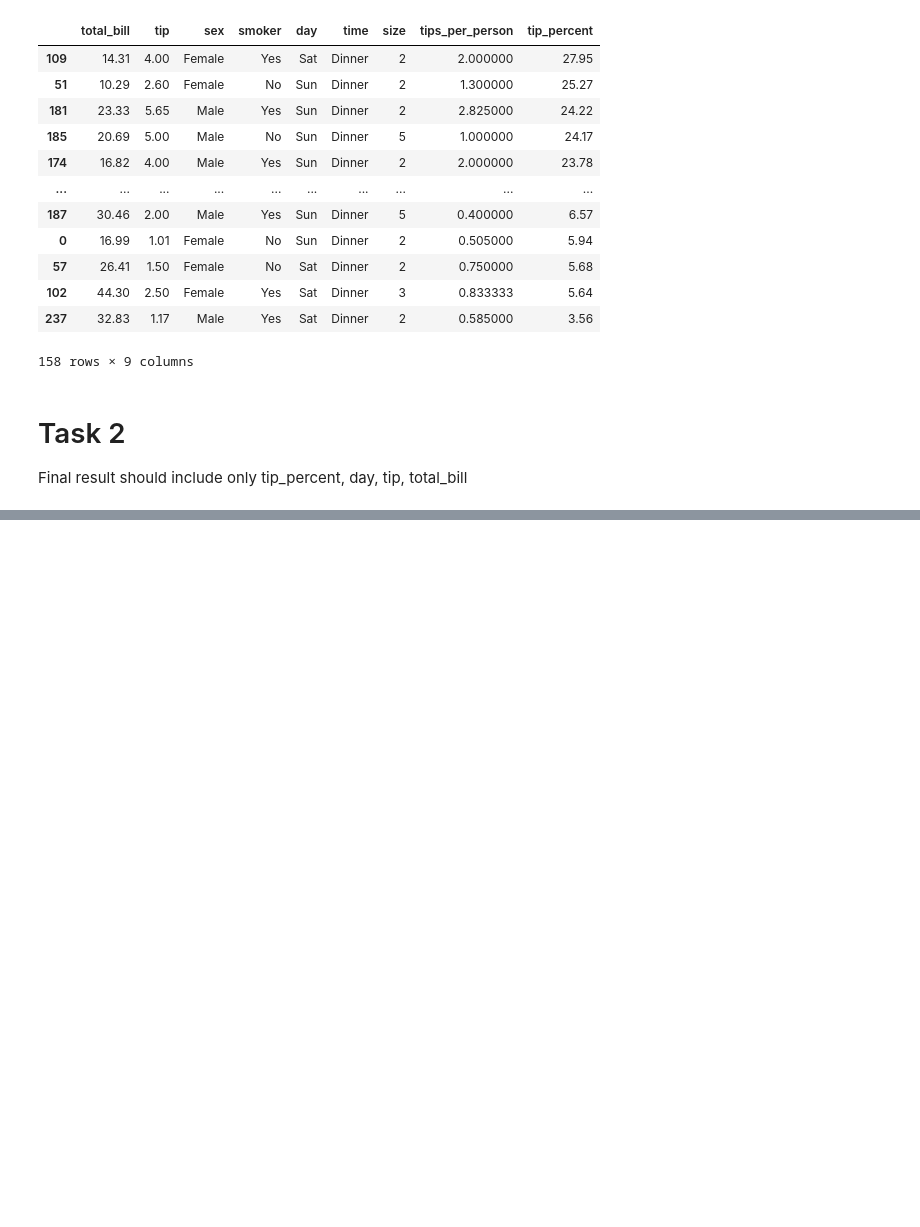
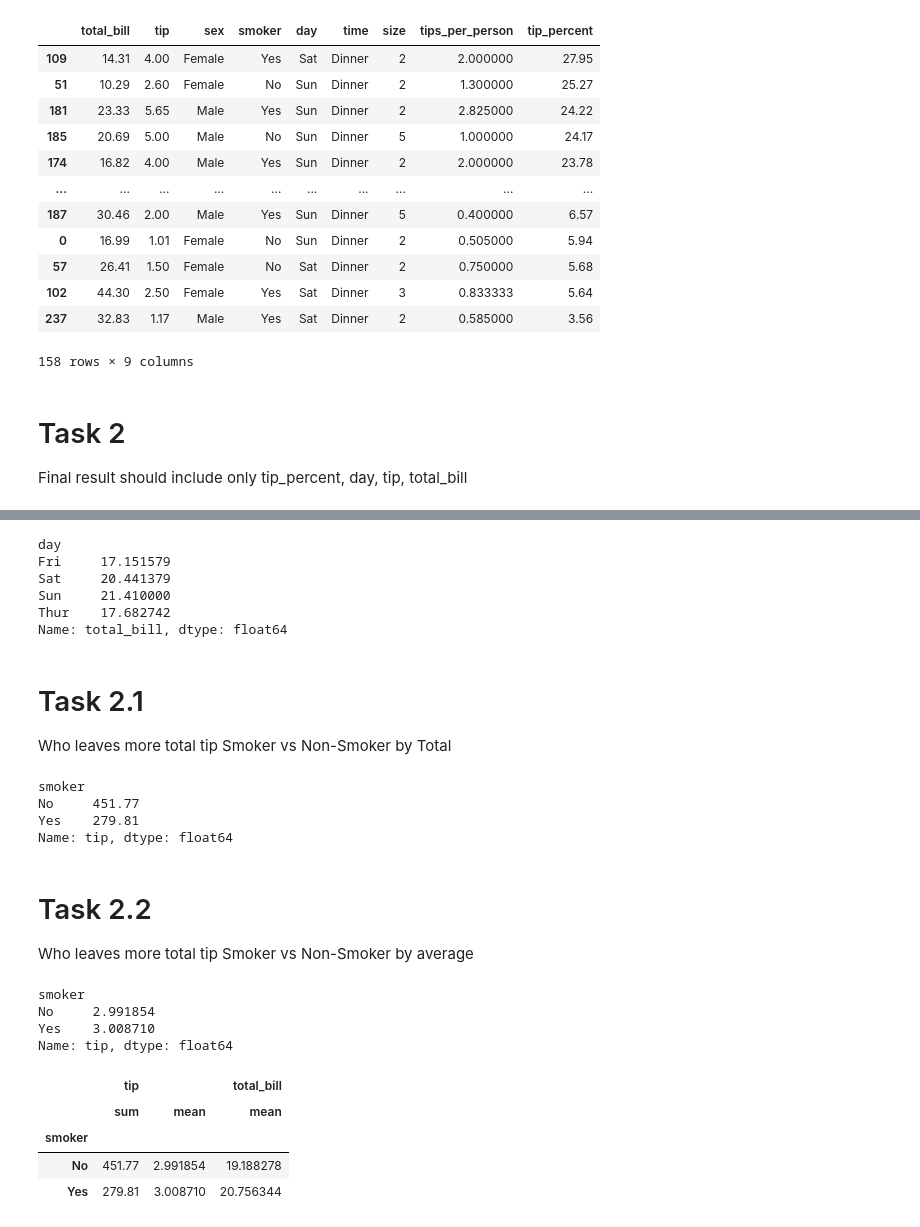
Before and after one commit to QuinlanVic/Python-module-code-notes, a Jupyter notebook: day16_pandas.ipynb, the cells around one changed output, grey strips where cells are left out. Drawn from its saved outputs; the diff is of its cells as text; code cells hidden in the pictures; blank space fills up the shorter version.

```diff
--- a/day16_pandas.ipynb
+++ b/day16_pandas.ipynb
@@ -465,0 +519,39 @@ print(tips_df.loc[:, ['tip_percent', 'day', 'tip', 'total_bill']])
+# %%
+# what column are we grouping by, what column are we grouping it by and what aggregate function are we using on it
+tips_df.groupby('day')['total_bill'].mean()
+# %% [output]
+day
+Fri     17.151579
+Sat     20.441379
+Sun     21.410000
+Thur    17.682742
+Name: total_bill, dtype: float64
+# %% [markdown]
+# Task 2.1
+Who leaves more total tip Smoker vs Non-Smoker by Total
+# %%
+tips_df.groupby('smoker')['tip'].sum()
+# %% [output]
+smoker
+No     451.77
+Yes    279.81
+Name: tip, dtype: float64
+# %% [markdown]
+# Task 2.2
+Who leaves more total tip Smoker vs Non-Smoker by average
+# %%
+tips_df.groupby('smoker')['tip'].mean()
+# %% [output]
+smoker
+No     2.991854
+Yes    3.008710
+Name: tip, dtype: float64
+# %%
+# In one go you can visualize mueiplt summariries
+tips_df.groupby('smoker').aggregate({'tip': ['sum', 'mean'], 'total_bill' : 'mean'})
+# %% [output]
+|  | tip |  | total_bill |
+|  | sum | mean | mean |
+| smoker |  |  |  |
+| No | 451.77 | 2.991854 | 19.188278 |
+| Yes | 279.81 | 3.008710 | 20.756344 |
```
Also changed, not shown: parts of 13 cells of this notebook.
